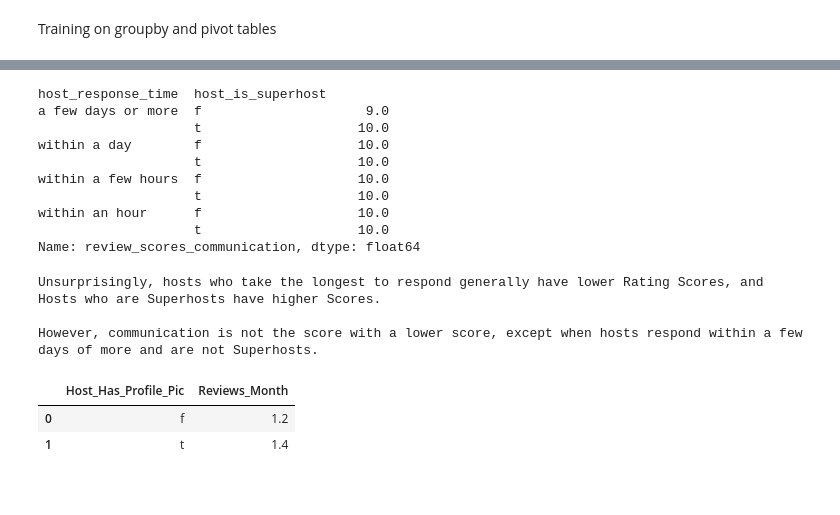
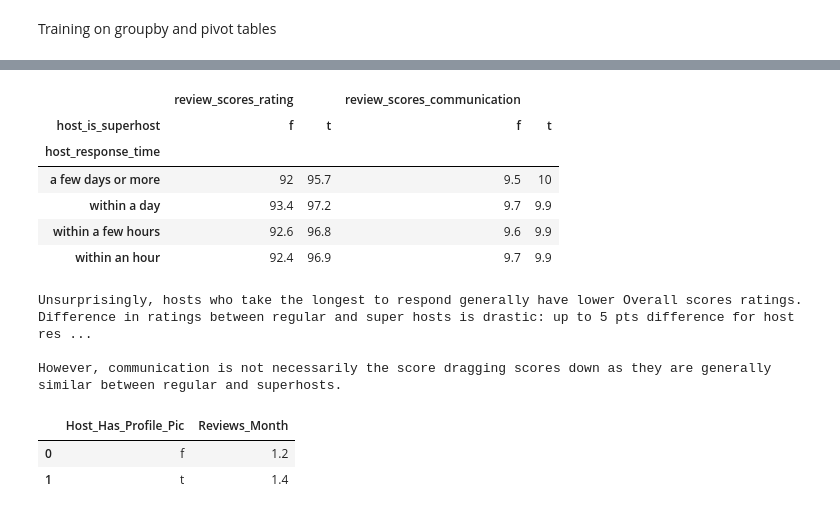
Before and after one commit to AlbaneCM/airbnb, a Jupyter notebook: airbnb.ipynb, the cells around one changed output, grey strips where cells are left out. Saved outputs shown, nothing was run; the diff lists cells and outputs as text; code cells hidden in the pictures.

```diff
--- a/airbnb.ipynb
+++ b/airbnb.ipynb
@@ -898,26 +882,27 @@ Name: review_scores_rating, dtype: float64
 # %%
-# b/ Communication score
-# Verifying whether communication is the impacted score
-communication_score = np.round(city.groupby(["host_response_time", "host_is_superhost"]).review_scores_communication.mean(),0)
-communication_score
+# Reviewing overall scores and verifying whether communication is the score impacting overall results
+communication_score = np.round(city.groupby(["host_response_time", "host_is_superhost"]).agg({"review_scores_rating": ['mean'], "review_scores_communication": ['mean']}),1).reset_index()
+
+pivoted_communication = communication_score.pivot(columns="host_is_superhost",
+                         index="host_response_time",
+                         values=["review_scores_rating", "review_scores_communication"])
+
+pivoted_communication.style.set_properties(**{'text-align': 'center'})
 # %% [output]
-host_response_time  host_is_superhost
-a few days or more  f                     9.0
-                    t                    10.0
-within a day        f                    10.0
-                    t                    10.0
-within a few hours  f                    10.0
-                    t                    10.0
-within an hour      f                    10.0
-                    t                    10.0
-Name: review_scores_communication, dtype: float64
+|  | review_scores_rating |  | review_scores_communication |  |
+| host_is_superhost | f | t | f | t |
+| host_response_time |  |  |  |  |
+| a few days or more | 92 | 95.7 | 9.5 | 10 |
+| within a day | 93.4 | 97.2 | 9.7 | 9.9 |
+| within a few hours | 92.6 | 96.8 | 9.6 | 9.9 |
+| within an hour | 92.4 | 96.9 | 9.7 | 9.9 |
 # %%
-print("Unsurprisingly, hosts who take the longest to respond generally have lower Rating Scores, and Hosts who are Superhosts have higher Scores."
-     "\n\nHowever, communication is not the score with a lower score, except when hosts respond within a few days of more and are not Superhosts.")
+print("Unsurprisingly, hosts who take the longest to respond generally have lower Overall scores ratings. Difference in ratings between regular and super hosts is drastic: up to 5 pts difference for host response within an hour. Hosts who are superhosts (naturally) have  higher scores."
+     "\n\nHowever, communication is not necessarily the score dragging scores down as they are generally similar between regular and superhosts.")
 # %% [output]
-Unsurprisingly, hosts who take the longest to respond generally have lower Rating Scores, and Hosts who are Superhosts have higher Scores.
+Unsurprisingly, hosts who take the longest to respond generally have lower Overall scores ratings. Difference in ratings between regular and super hosts is drastic: up to 5 pts difference for host res ...
 
-However, communication is not the score with a lower score, except when hosts respond within a few days of more and are not Superhosts.
+However, communication is not necessarily the score dragging scores down as they are generally similar between regular and superhosts.
 # %%
 # 7. Correlation between profile picture and number of reviews by month
 # a/ Overall
```
Also changed, not shown: parts of 3 cells of this notebook.
